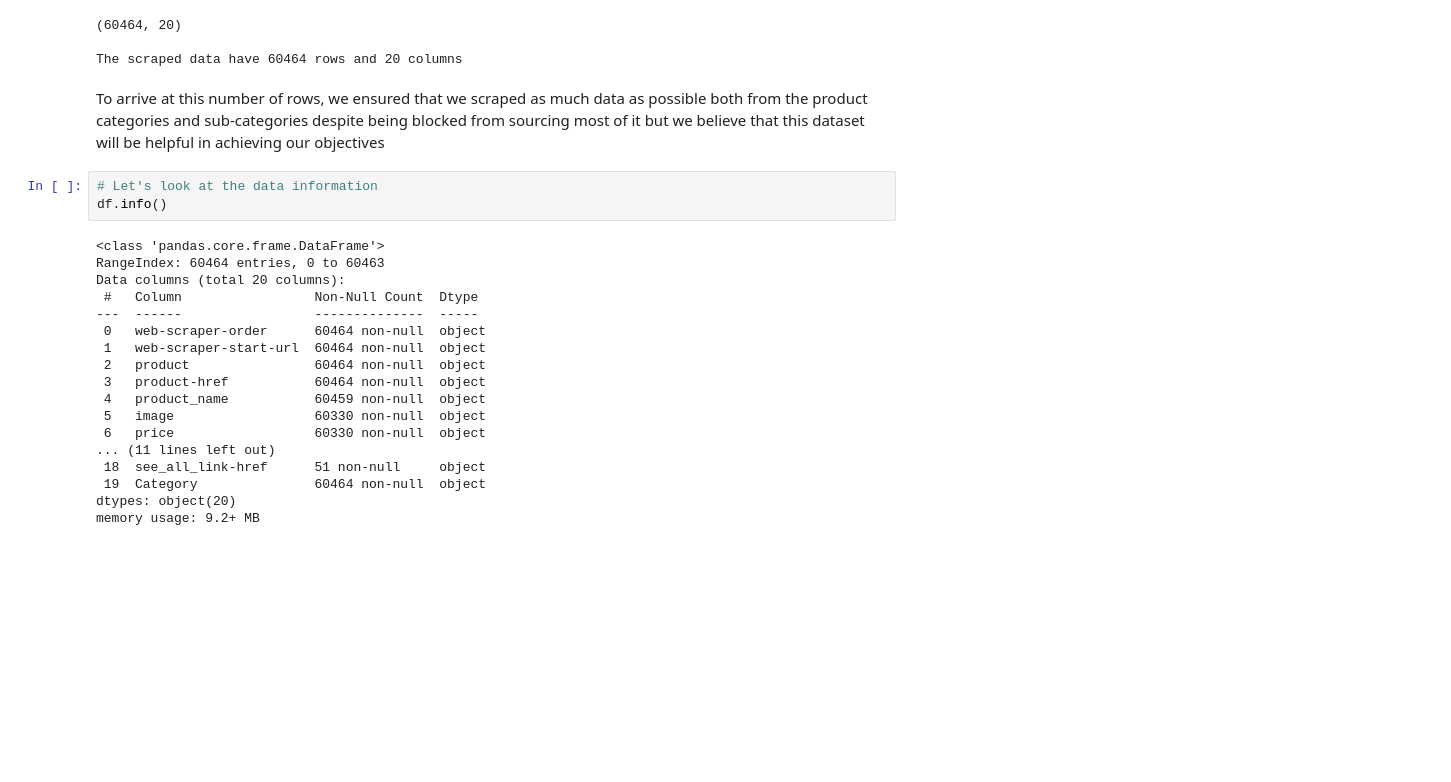
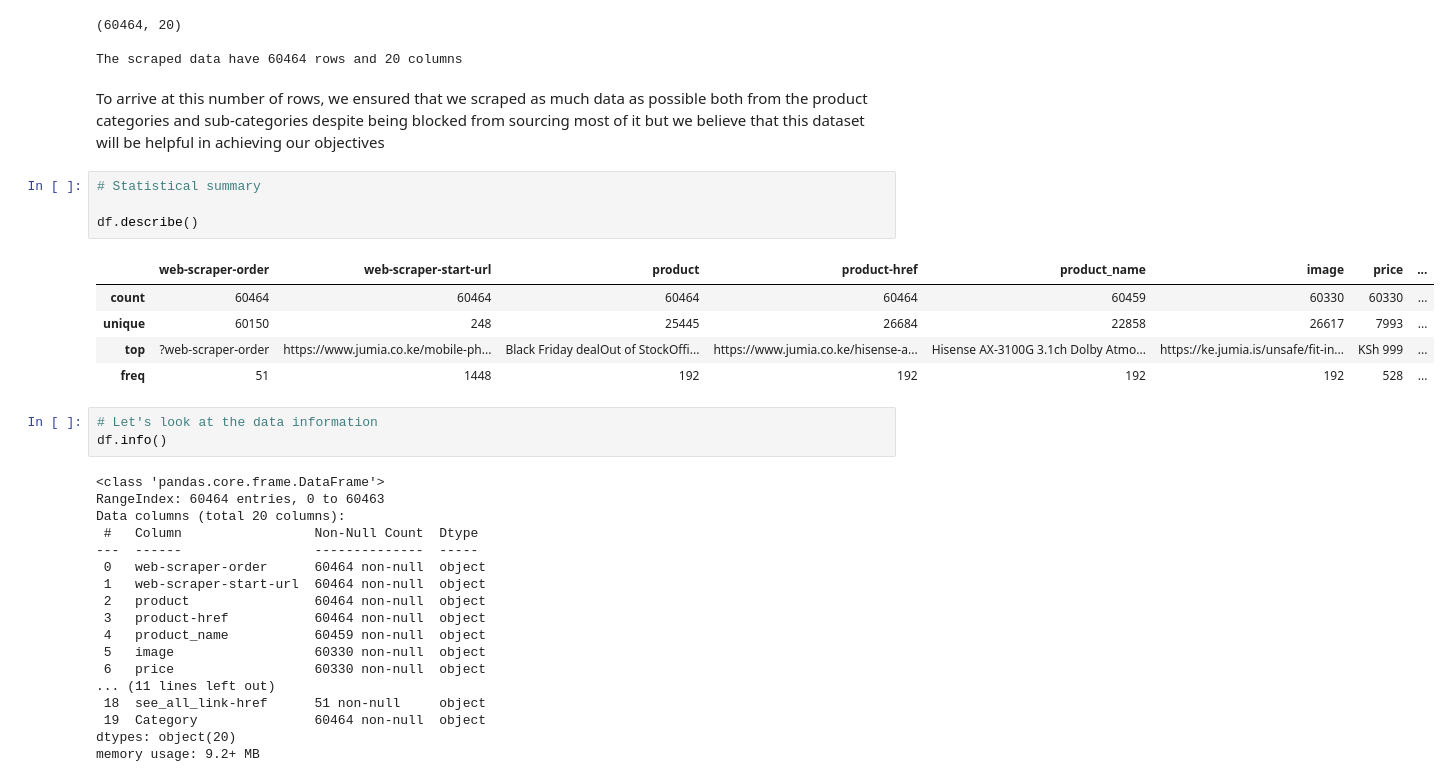
Before and after one commit to joakimTI/JUMIA-PRODUCTS-RECOMMENDATION-AND-PRODUCT-REVIEW-SYSTEM, a Jupyter notebook: index.ipynb, the cells around one changed output. Saved outputs shown, nothing was run; the diff lists cells and outputs as text; blank space fills up the shorter version.

```diff
--- a/index.ipynb
+++ b/index.ipynb
@@ -110,6 +110,16 @@ print(f'The scraped data have {df.shape[0]} rows and {df.shape[1]} columns')
 The scraped data have 60464 rows and 20 columns
 # %% [markdown]
 To arrive at this number of rows, we ensured that we scraped as much data as possible both from the product categories and sub-categories despite being blocked from sourcing most of it but we believe that this dataset will be helpful in achieving our objectives
+# %%
+# Statistical summary
+
+df.describe()
+# %% [output]
+|  | web-scraper-order | web-scraper-start-url | product | product-href | product_name | image | price | ... |
+| count | 60464 | 60464 | 60464 | 60464 | 60459 | 60330 | 60330 | ... |
+| unique | 60150 | 248 | 25445 | 26684 | 22858 | 26617 | 7993 | ... |
+| top | ?web-scraper-order | https://www.jumia.co.ke/mobile-ph... | Black Friday dealOut of StockOffi... | https://www.jumia.co.ke/hisense-a... | Hisense AX-3100G 3.1ch Dolby Atmo... | https://ke.jumia.is/unsafe/fit-in... | KSh 999 | ... |
+| freq | 51 | 1448 | 192 | 192 | 192 | 192 | 528 | ... |
 # %%
 # Let's look at the data information
 df.info()
```
Also changed, not shown: parts of 4 cells of this notebook.
